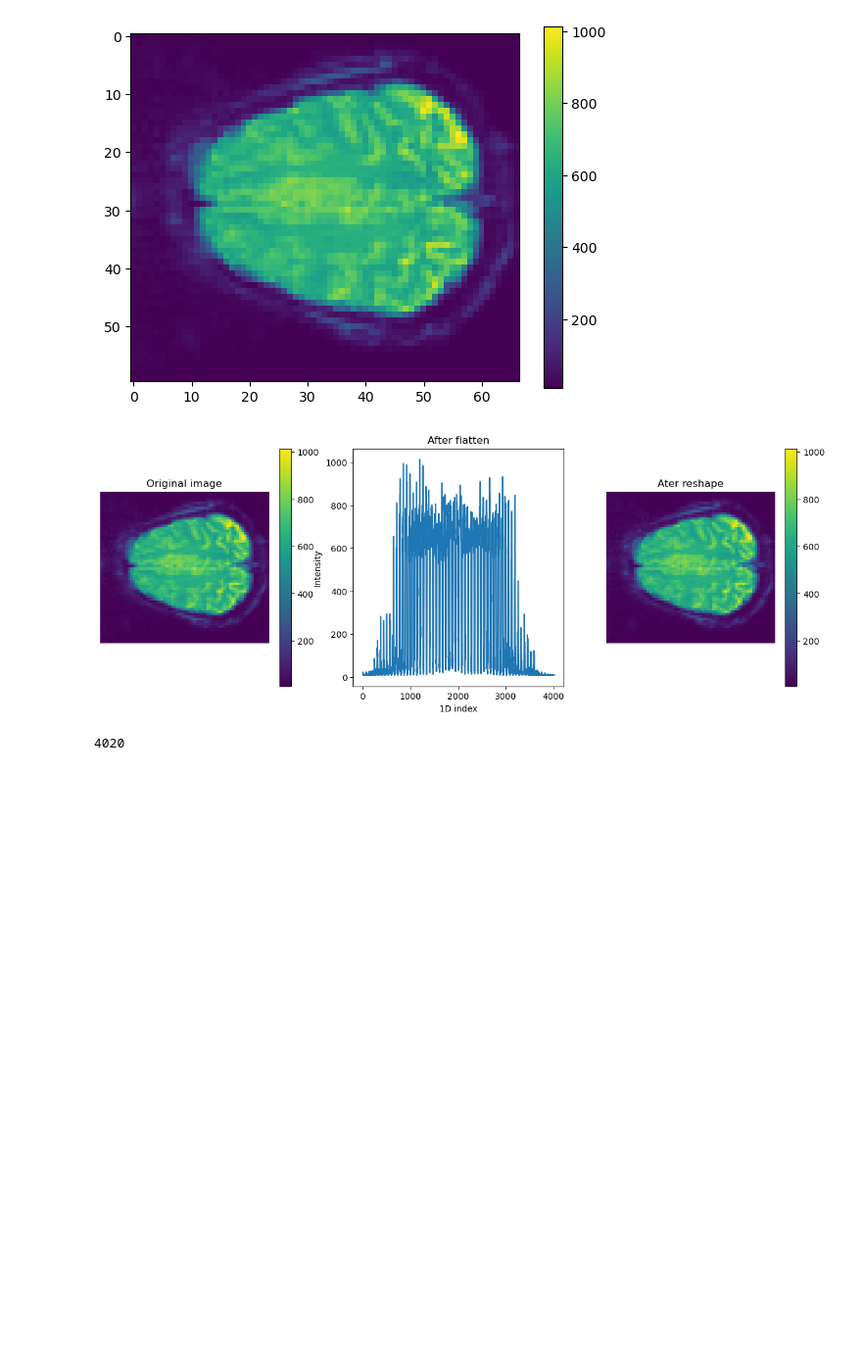
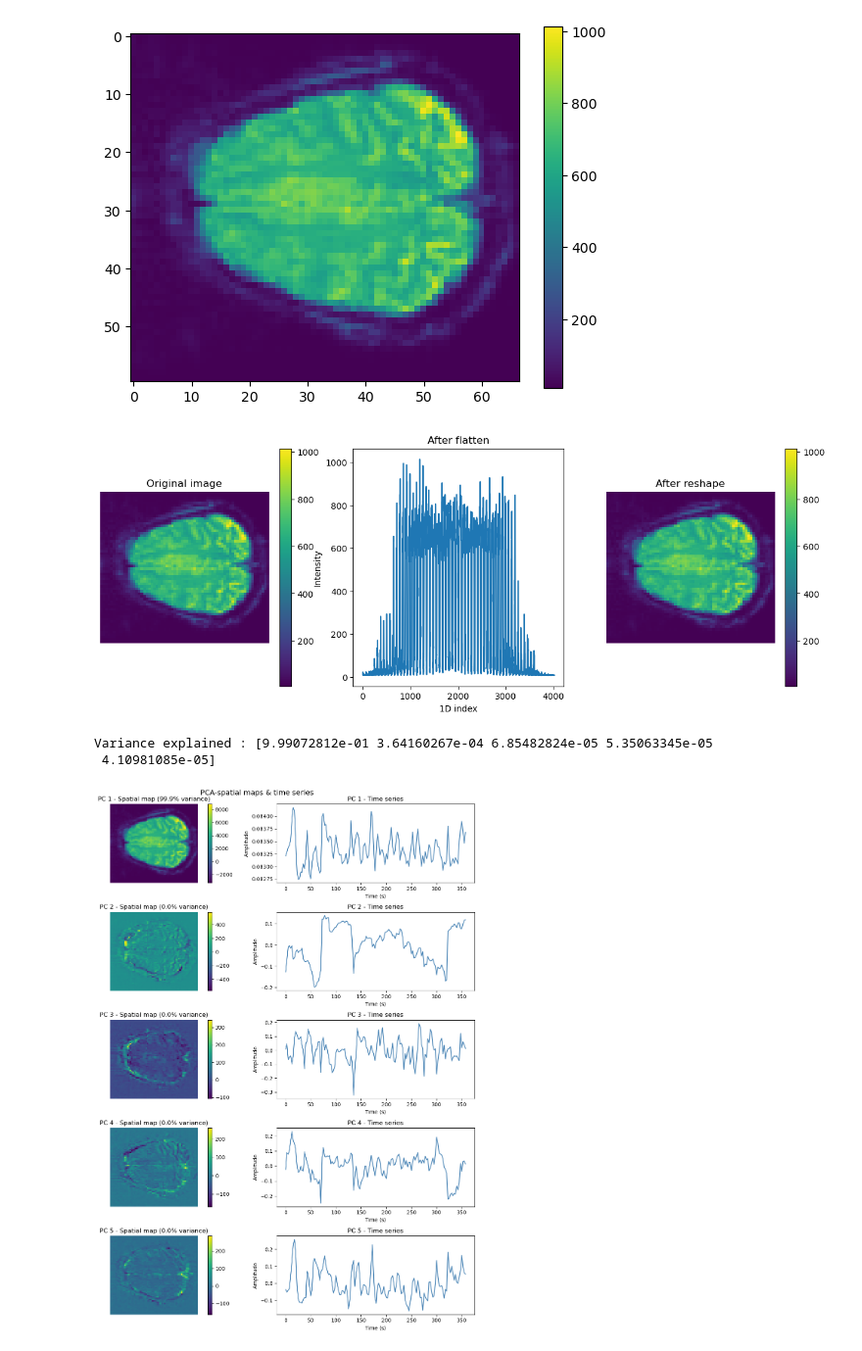
Before and after one commit to joachimdanbe/BrainDataA, a Jupyter notebook: pre.ipynb, the cells around one changed output. Shown at 98% size. Drawn from its saved outputs; the diff is of its cells as text; code cells hidden in the pictures; blank space fills up the shorter version.

```diff
--- a/pre.ipynb
+++ b/pre.ipynb
@@ -118,7 +118,7 @@ if __name__ == "__main__":
     print(f"reconstruction matches orginal:  {are_equal}")
     plt.imshow(data_mean)
     plt.colorbar()
-    plt.show()
+
 
 
     #visual
@@ -135,11 +135,13 @@ if __name__ == "__main__":
     axes[1].set_ylabel('Intensity')
 
     im2 = axes[2].imshow(data_reconstructed)
-    axes[2].set_title("Ater reshape")
+    axes[2].set_title("After reshape")
     axes[2].axis('off')
     plt.colorbar(im2, ax=axes[2])
 
-    print("")
+    plt.savefig("visual1.png")
+
+    plt.show()
 # %% [output]
 ++ Read in data array with dimensions: 60, 67, 144
    The first two are spatial dimensions, and the third is time.
@@ -150,5 +152,39 @@ reconstruction matches orginal:  True
 [figure]
 [figure]
 # %%
+from sklearn.decomposition import PCA
+
+data_flat = data.reshape(Nx*Ny, Nt)
+
+n_components = 5
+pca = PCA(n_components = n_components)
+scores = pca.fit_transform(data_flat)
+
+print(f"Variance explained : {pca.explained_variance_ratio_}")
+
+time = np.arange(Nt)*Ts
+
+
+fig, axes = plt.subplots(n_components, 2, figsize = (12,3*n_components))
+
+for i in range(n_components):
+    spatial_map = scores[:,i].reshape(Nx,Ny)
+    im = axes[i,0].imshow(spatial_map)
+    axes[i,0].set_title("PC {} - Spatial map ({:.1f}% variance)".format(i+1, pca.explained_variance_ratio_[i]*100))
+    axes[i,0].axis('off')
+    plt.colorbar(im, ax= axes[i,0])
+
+
+    axes[i,1].plot(time, pca.components_[i], color = 'steelblue')
+    axes[i, 1].set_title("PC {} - Time series".format(i+1))
+    axes[i,1].set_xlabel("Time (s)")
+    axes[i,1].set_ylabel("Amplitude")
+
+plt.suptitle("PCA-spatial maps & time series", fontsize = 14)
+plt.tight_layout()
+plt.savefig("visual2.png")
+plt.show()
 # %% [output]
-4020
+Variance explained : [9.99072812e-01 3.64160267e-04 6.85482824e-05 5.35063345e-05
+ 4.10981085e-05]
+[figure, added]
```
